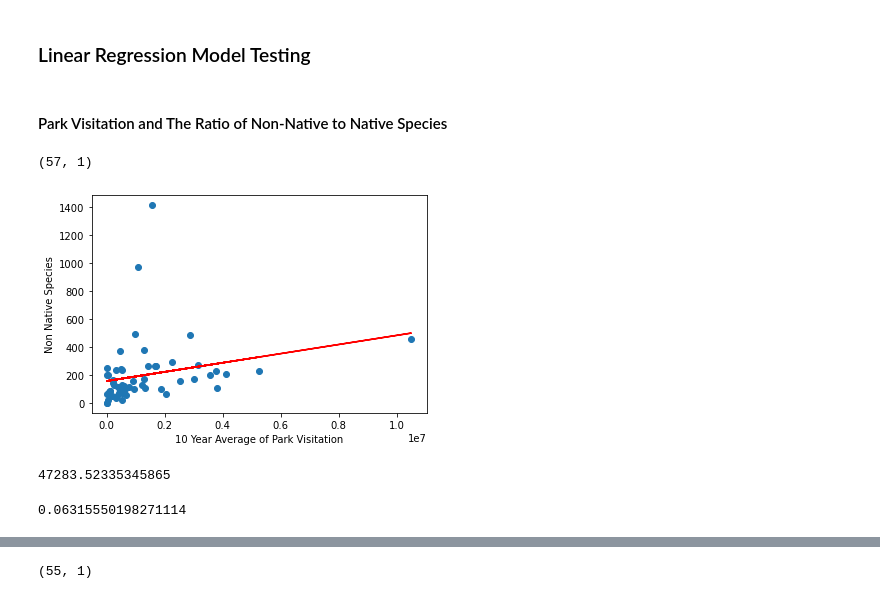
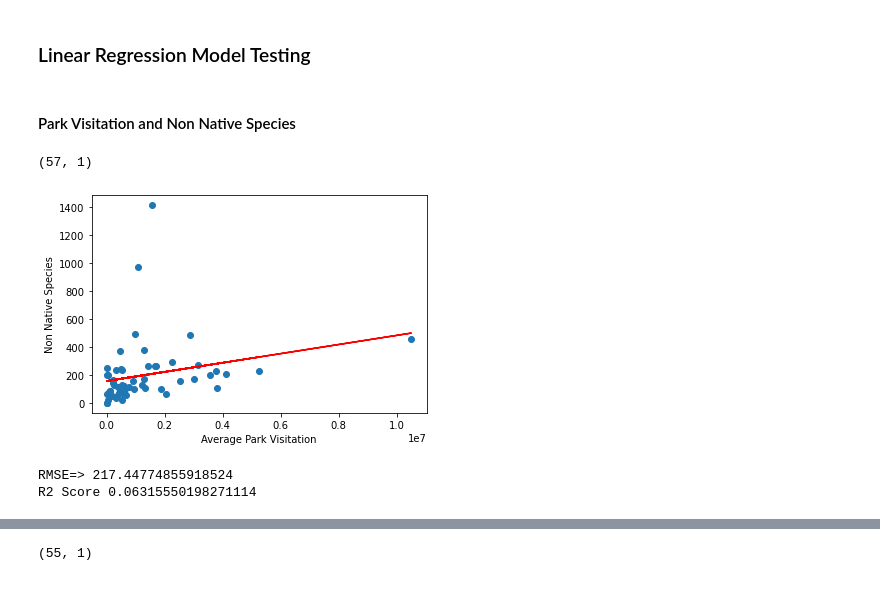
Before and after one commit to holleyvoegtle/Biodiversity_Analysis, a Jupyter notebook: machine-learning/Biodiversity_MachineLearning.ipynb, the cells around one changed output, grey strips where cells are left out. Cells and saved outputs as stored; diff of their text form; code cells hidden in the pictures.

```diff
--- a/machine-learning/Biodiversity_MachineLearning.ipynb
+++ b/machine-learning/Biodiversity_MachineLearning.ipynb
@@ -93,7 +93,7 @@ The `size` parameter has been renamed to `height`; please update your code.
 # %% [markdown]
 ### Linear Regression Model Testing
 # %% [markdown]
-#### Park Visitation and The Ratio of Non-Native to Native Species
+#### Park Visitation and Non Native Species
 # %%
 X = biodiversity_df.Average.values.reshape(-1,1)
 # %%
@@ -108,19 +108,18 @@ print(y_pred.shape)
 # %%
 plt.scatter(X,y)
 plt.plot(X, y_pred, color='red')
-plt.xlabel('10 Year Average of Park Visitation')
+plt.xlabel('Average Park Visitation')
 plt.ylabel('Non Native Species')
 plt.show()
 # %% [output]
-[figure, old version]
+[figure, new version]
 # %%
-from sklearn.metrics import mean_squared_error
-mean_squared_error(y, y_pred)
+#Calculate Root Mean Square Error of model
+print('RMSE=>',  np.sqrt(mean_squared_error(y, y_pred)))
+
+#Calculate R2 Score
+print('R2 Score', metrics.r2_score(y, y_pred))
 # %% [output]
-47283.52335345865
+RMSE=> 217.44774855918524
+R2 Score 0.06315550198271114
-# %%
-from sklearn import metrics
-metrics.r2_score(y, y_pred)
-# %% [output]
-0.06315550198271114
 # %%
```
Also changed, not shown: parts of 17 cells of this notebook.
